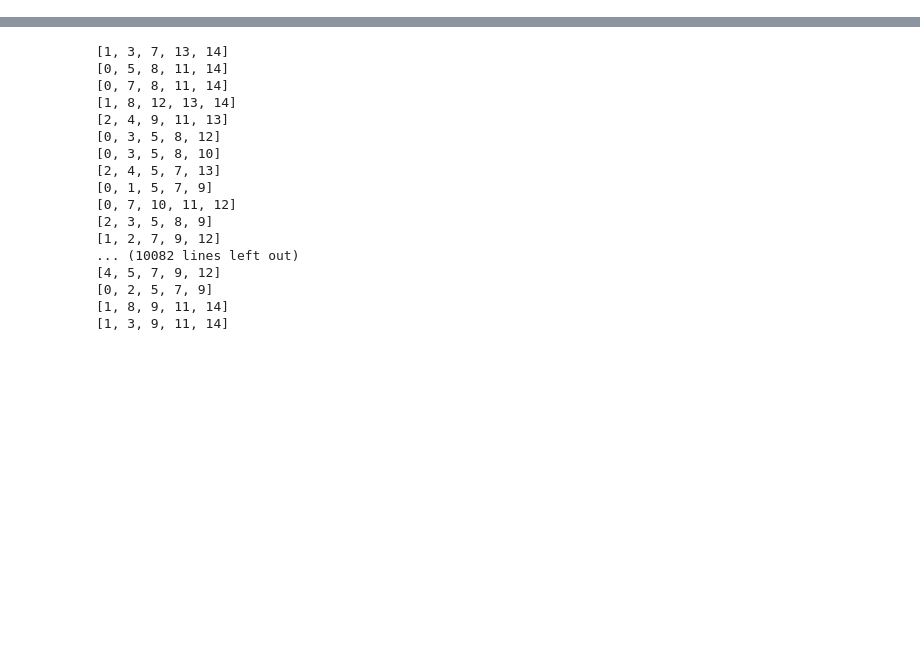
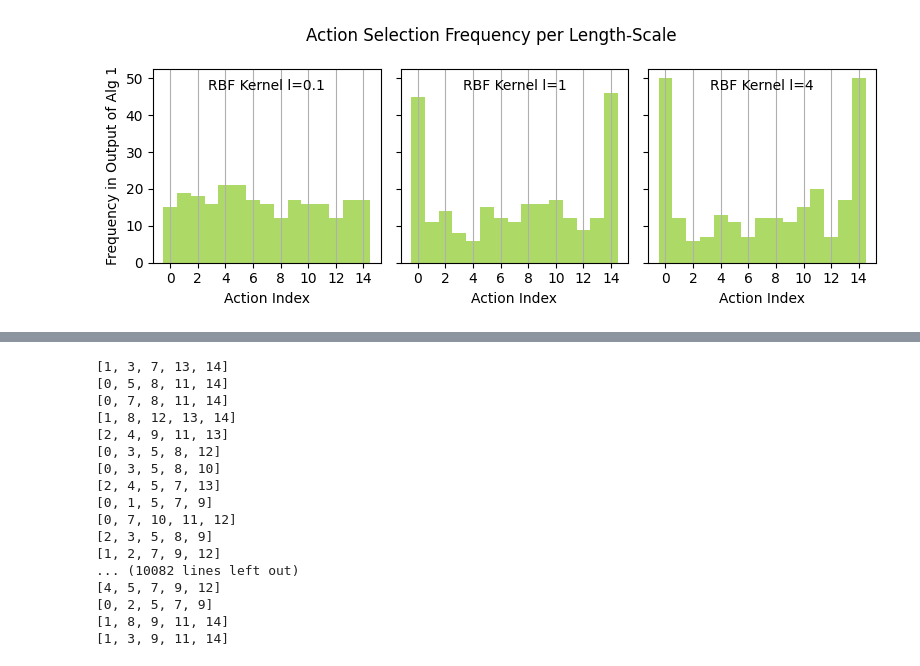
Before and after one commit to Quan-Zhou/MAB, a Jupyter notebook: RKHScombinatorial.ipynb, the cells around one changed output, grey strips where cells are left out. Cells and saved outputs as stored; diff of their text form; code cells hidden in the pictures; blank space fills up the shorter version.

```diff
--- a/RKHScombinatorial.ipynb
+++ b/RKHScombinatorial.ipynb
@@ -227,0 +192,52 @@ for length_scale in length_range:
+# %%
+fig, axes = plt.subplots(1,3,figsize=(8,3),sharey=True,sharex=True)  # (rows, cols)
+methods = ['Epsilon','ts','ucb']
+colormap = dict(zip(methods, ['#8ac926','#ffca3a','#ff595e']))
+methodnames = dict(zip(methods,['EpsilonNet','ThompsonSampling','UpperConfidenceBound']))
+num_points=15
+bin_size=1
+K=5
+length_scale_range=[0.1,1,4]
+
+for i in range(3):
+    eps_counts = collections.Counter()
+    for igonore in range(50):
+        fun=GPfunctions(K,length_scale=length_scale_range[i],IfStationary=True)
+        eps_counts.update(fun.subset)
+    axes[i].bar([*range(num_points)], [eps_counts[j] for j in range(num_points)], width=bin_size,alpha=0.7,color=colormap[methods[0]])
+    # axes[i].set_xlabel('Action Space with Cardinality {}'.format(num_points))
+    axes[i].set_xlabel('Action Index')
+    axes[i].set_xticks([*range(0,num_points,2)])
+    axes[i].set_xticklabels([*range(0,num_points,2)])
+    axes[i].grid(True, axis='x')
+    # axes[i].set_title(f'RBF Kernel l={length_scale_range[i]}')
+    axes[i].text(7,48, 'RBF Kernel l={}'.format(length_scale_range[i]), horizontalalignment='center',verticalalignment='center')
+    if i == 0:
+        axes[i].set_ylabel('Frequency in Output of Alg 1')
+    # axes[i].set_title('{}'.format(methodnames[methods[i]]))
+
+plt.suptitle("Action Selection Frequency per Length-Scale")
+
+# i=3
+# fun=GPfunctions(K,length_scale=1,IfStationary=True)
+# fun_samples=fun.samples(size=5)
+# for j in range(5):
+#     axes[i].plot([*range(fun.num_points)],fun_samples[j,:],color='#1982c4')
+# axes[i].set_xlabel('Action Index')
+# axes[i].set_ylabel(r'Expected Outcome $\mu_a$')
+
+# # axes[i].set_ylim([-0.05,0.5])
+# axes[i].set_title('Example Outcome Function\n RBF Kernel l={}'.format(length_scale)) #"K={} out of 15 Actions".format(krange[i])
+
+# # Move the left spine (axis line) to the right
+# axes[i].yaxis.tick_right()  # Move ticks to the right
+# axes[i].yaxis.set_label_position("right")  # Move the label to the right
+
+# Save plot as a PDF without margins
+plt.savefig("frequency_length.pdf", format="pdf", bbox_inches='tight', pad_inches=0, transparent=True)
+
+# Adjust layout
+plt.tight_layout()
+plt.show()
+# %% [output]
+[figure, added]
```
Also changed, not shown: parts of 12 cells of this notebook, 6 other files.
